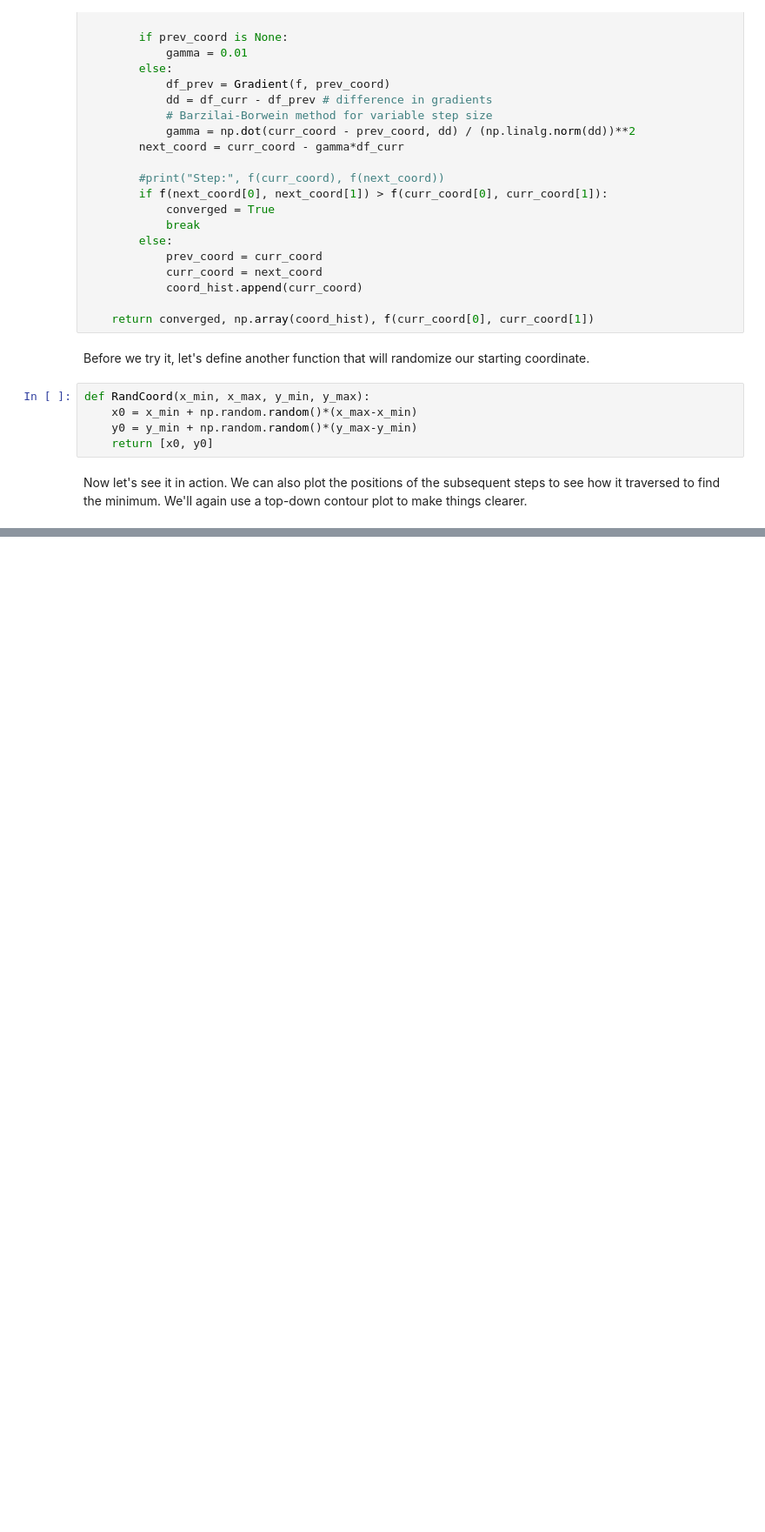
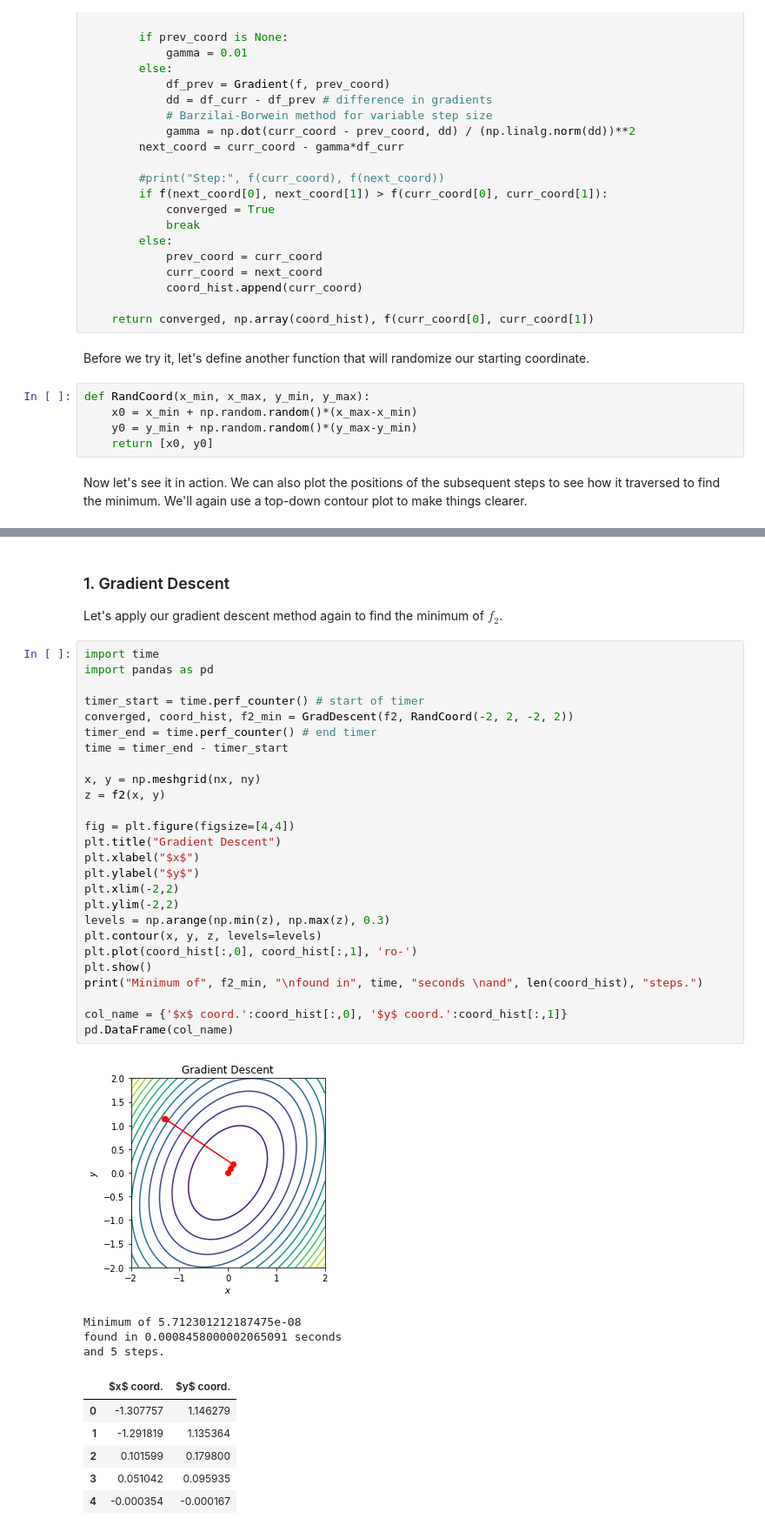
Before and after one commit to sabaronett/2017-cmp, a Jupyter notebook: homework/Baronett_hw09.ipynb, the cells around one changed output, grey strips where cells are left out. Shown at 87% size. Cells and saved outputs as stored; diff of their text form; blank space fills up the shorter version.

```diff
--- a/homework/Baronett_hw09.ipynb
+++ b/homework/Baronett_hw09.ipynb
@@ -277,0 +339,41 @@ and 10 steps.
+# %% [markdown]
+### 1. Gradient Descent
+
+Let's apply our gradient descent method again to find the minimum of $f_2$.
+# %%
+import time
+import pandas as pd
+
+timer_start = time.perf_counter() # start of timer
+converged, coord_hist, f2_min = GradDescent(f2, RandCoord(-2, 2, -2, 2))
+timer_end = time.perf_counter() # end timer
+time = timer_end - timer_start
+
+x, y = np.meshgrid(nx, ny)
+z = f2(x, y)
+
+fig = plt.figure(figsize=[4,4])
+plt.title("Gradient Descent")
+plt.xlabel("$x$")
+plt.ylabel("$y$")
+plt.xlim(-2,2)
+plt.ylim(-2,2)
+levels = np.arange(np.min(z), np.max(z), 0.3)
+plt.contour(x, y, z, levels=levels)
+plt.plot(coord_hist[:,0], coord_hist[:,1], 'ro-')
+plt.show()
+print("Minimum of", f2_min, "\nfound in", time, "seconds \nand", len(coord_hist), "steps.")
+
+col_name = {'$x$ coord.':coord_hist[:,0], '$y$ coord.':coord_hist[:,1]}
+pd.DataFrame(col_name)
+# %% [output]
+[figure, added]
+Minimum of 5.712301212187475e-08
+found in 0.0008458000002065091 seconds
+and 5 steps.
+|  | $x$ coord. | $y$ coord. |
+| 0 | -1.307757 | 1.146279 |
+| 1 | -1.291819 | 1.135364 |
+| 2 | 0.101599 | 0.179800 |
+| 3 | 0.051042 | 0.095935 |
+| 4 | -0.000354 | -0.000167 |
```
Also changed, not shown: parts of 20 cells of this notebook.
